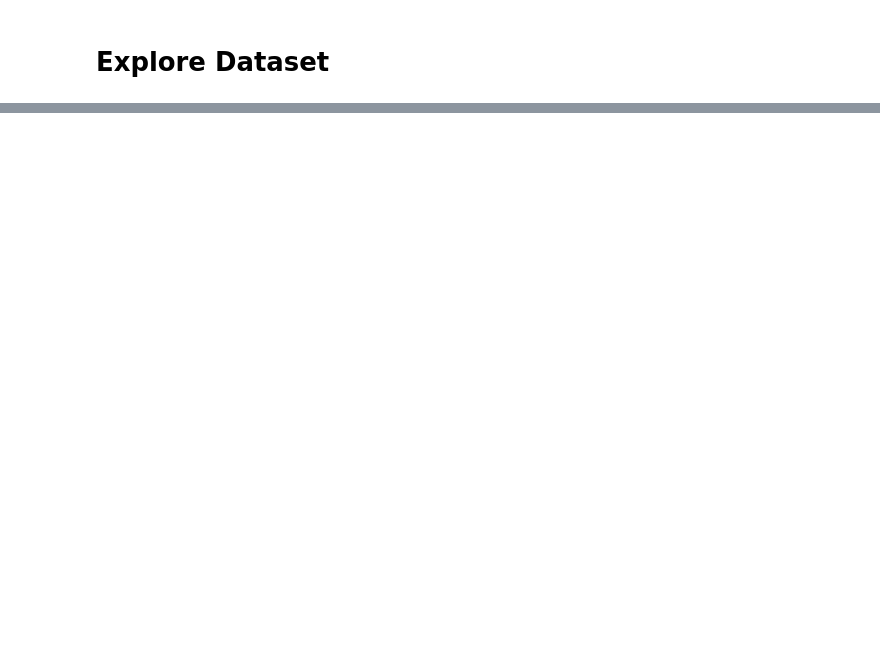
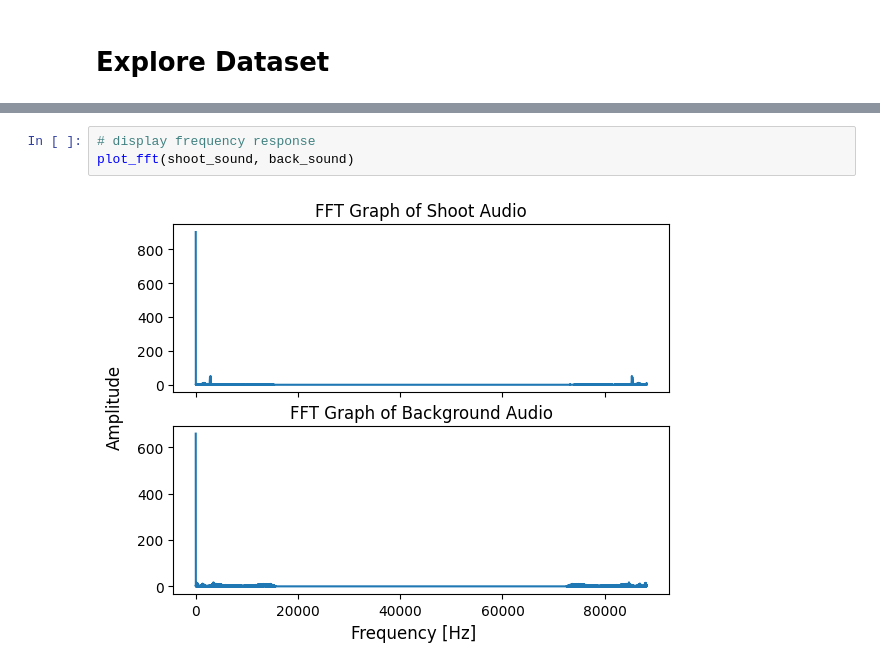
Before and after one commit to GabyDs/FirearmShotDetectionSystem, a Jupyter notebook: FirearmShotDetectionSystem.ipynb, the cells around one changed output, grey strips where cells are left out. Drawn from its saved outputs; the diff is of its cells as text; blank space fills up the shorter version.

```diff
--- a/FirearmShotDetectionSystem.ipynb
+++ b/FirearmShotDetectionSystem.ipynb
@@ -69,0 +136,5 @@ Text(0.5, 0, 'Frequency (Hz)')
+# %%
+# display frequency response
+plot_fft(shoot_sound, back_sound)
+# %% [output]
+[figure, added]
```
Also changed, not shown: parts of 21 cells of this notebook.
